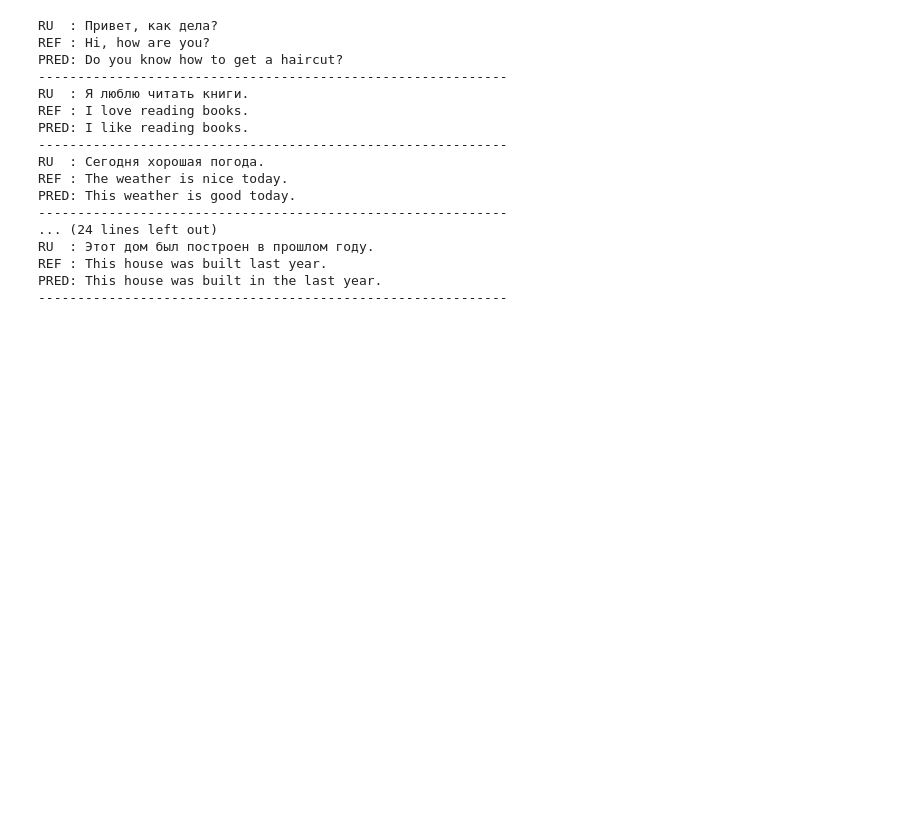
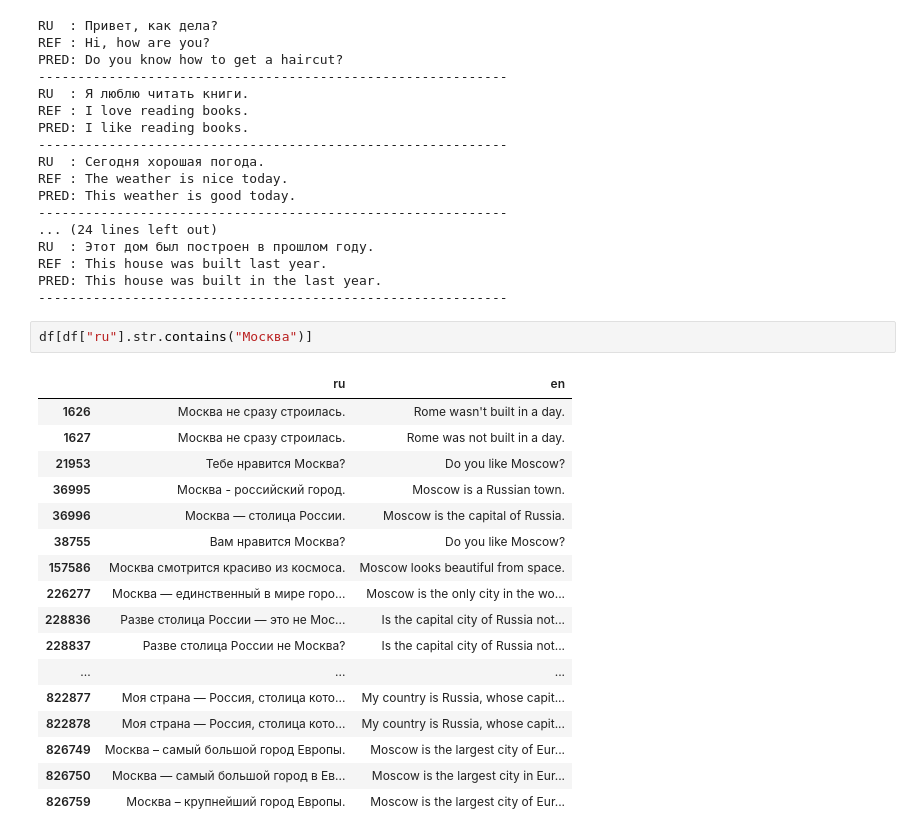
Before and after one commit to ReSpix/neural, a Jupyter notebook: notebooks/rnn/seq2seq.ipynb, the cells around one changed output. Drawn from its saved outputs; the diff is of its cells as text; blank space fills up the shorter version.

```diff
--- a/notebooks/rnn/seq2seq.ipynb
+++ b/notebooks/rnn/seq2seq.ipynb
@@ -515,3 +517,23 @@ RU  : Этот дом был построен в прошлом году.
 REF : This house was built last year.
 PRED: This house was built in the last year.
 ------------------------------------------------------------
+# %%
+df[df["ru"].str.contains("Москва")]
+# %% [output]
+|  | ru | en |
+| 1626 | Москва не сразу строилась. | Rome wasn't built in a day. |
+| 1627 | Москва не сразу строилась. | Rome was not built in a day. |
+| 21953 | Тебе нравится Москва? | Do you like Moscow? |
+| 36995 | Москва - российский город. | Moscow is a Russian town. |
+| 36996 | Москва — столица России. | Moscow is the capital of Russia. |
+| 38755 | Вам нравится Москва? | Do you like Moscow? |
+| 157586 | Москва смотрится красиво из космоса. | Moscow looks beautiful from space. |
+| 226277 | Москва — единственный в мире горо... | Moscow is the only city in the wo... |
+| 228836 | Разве столица России — это не Мос... | Is the capital city of Russia not... |
+| 228837 | Разве столица России не Москва? | Is the capital city of Russia not... |
+| ... | ... | ... |
+| 822877 | Моя страна — Россия, столица кото... | My country is Russia, whose capit... |
+| 822878 | Моя страна — Россия, столица кото... | My country is Russia, whose capit... |
+| 826749 | Москва – самый большой город Европы. | Moscow is the largest city of Eur... |
+| 826750 | Москва — самый большой город в Ев... | Moscow is the largest city in Eur... |
+| 826759 | Москва – крупнейший город Европы. | Moscow is the largest city of Eur... |
```
Also changed, not shown: parts of 17 cells of this notebook.
